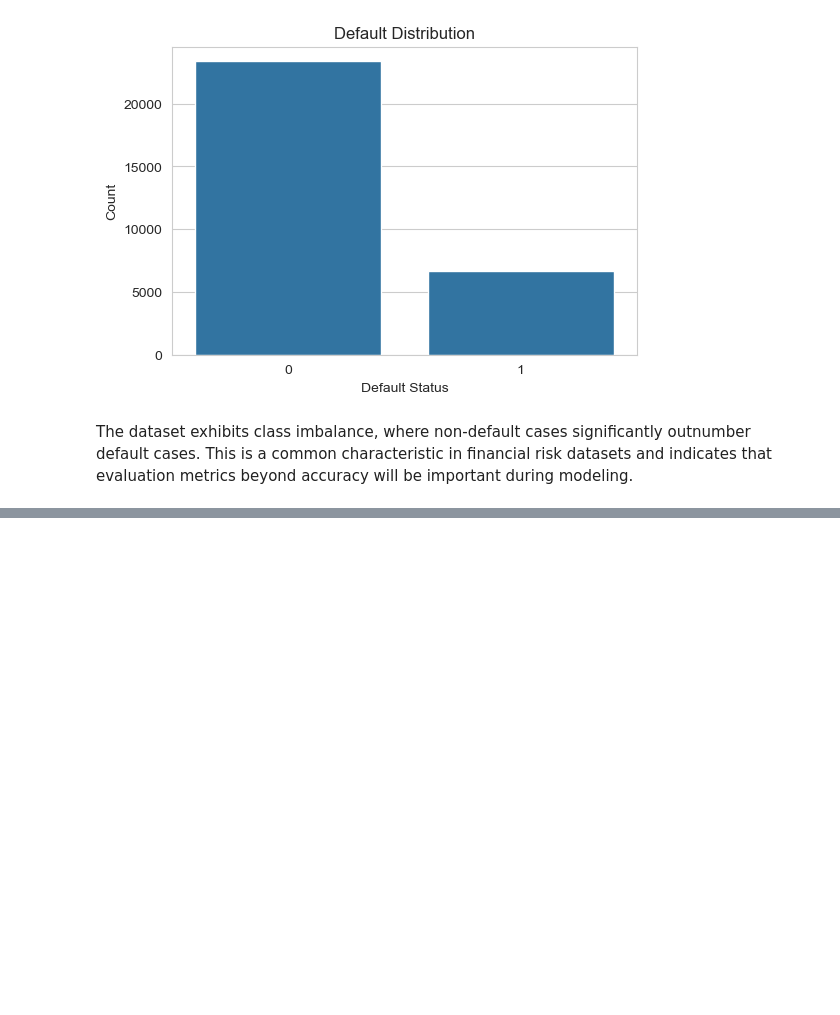
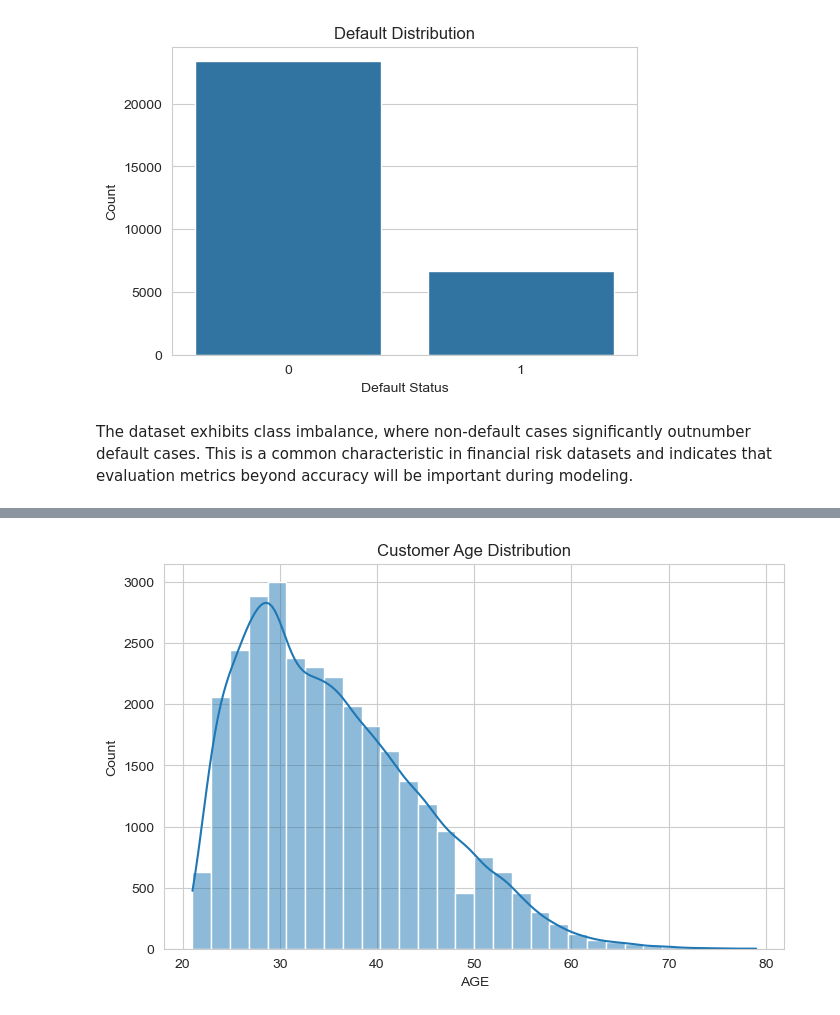
Before and after one commit to Anuraag-aids/credit-default-risk-model, a Jupyter notebook: notebooks/credit_risk_analysis.ipynb, the cells around one changed output, grey strips where cells are left out. Cells and saved outputs as stored; diff of their text form; code cells hidden in the pictures; blank space fills up the shorter version.

```diff
--- a/notebooks/credit_risk_analysis.ipynb
+++ b/notebooks/credit_risk_analysis.ipynb
@@ -101,0 +126,12 @@ The dataset exhibits class imbalance, where non-default cases significantly outn
+# %%
+plt.figure(figsize=(8,5))
+
+sns.histplot(df["AGE"], bins=30, kde=True)
+
+plt.title("Customer Age Distribution")
+
+plt.savefig("../plots/age_distribution.png", dpi=300, bbox_inches="tight")
+
+plt.show()
+# %% [output]
+[figure, added]
```
Also changed, not shown: parts of 7 cells of this notebook, 3 other files.
